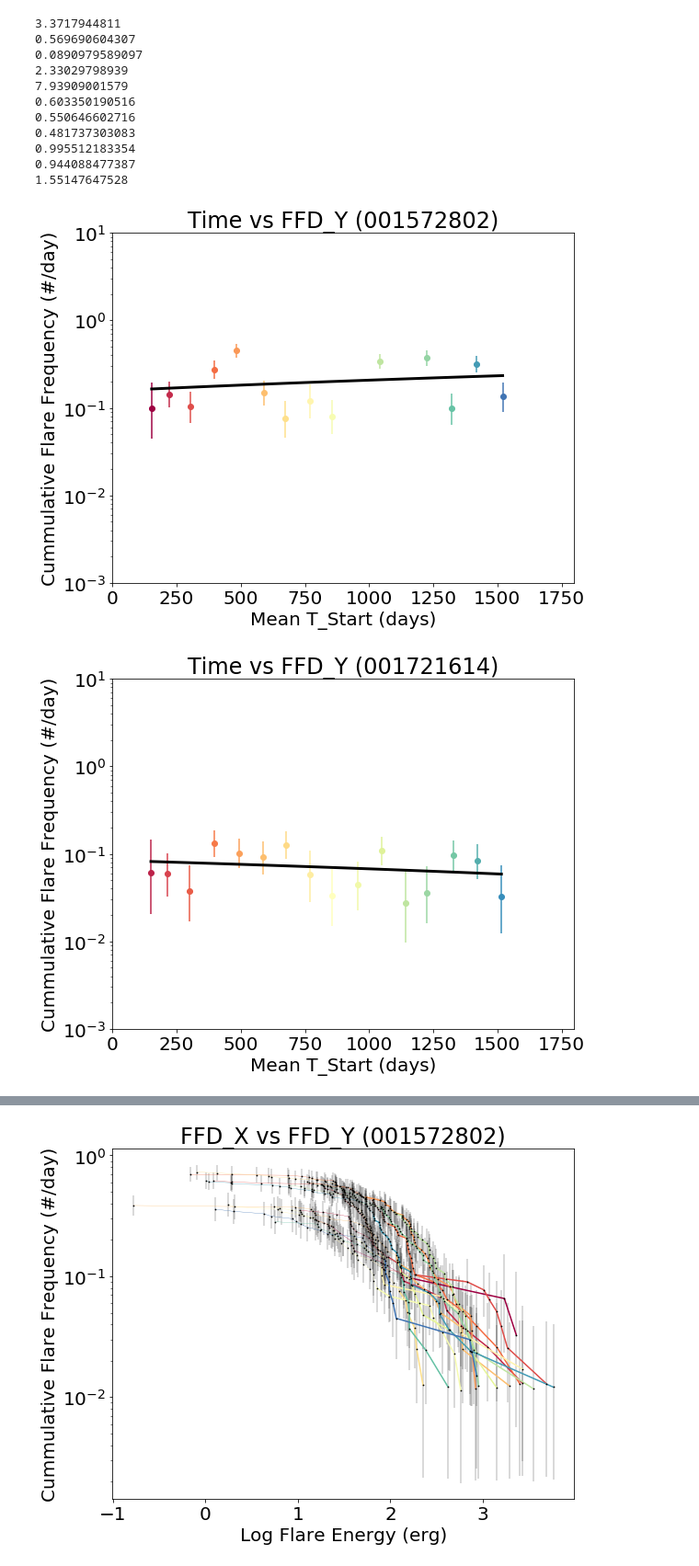
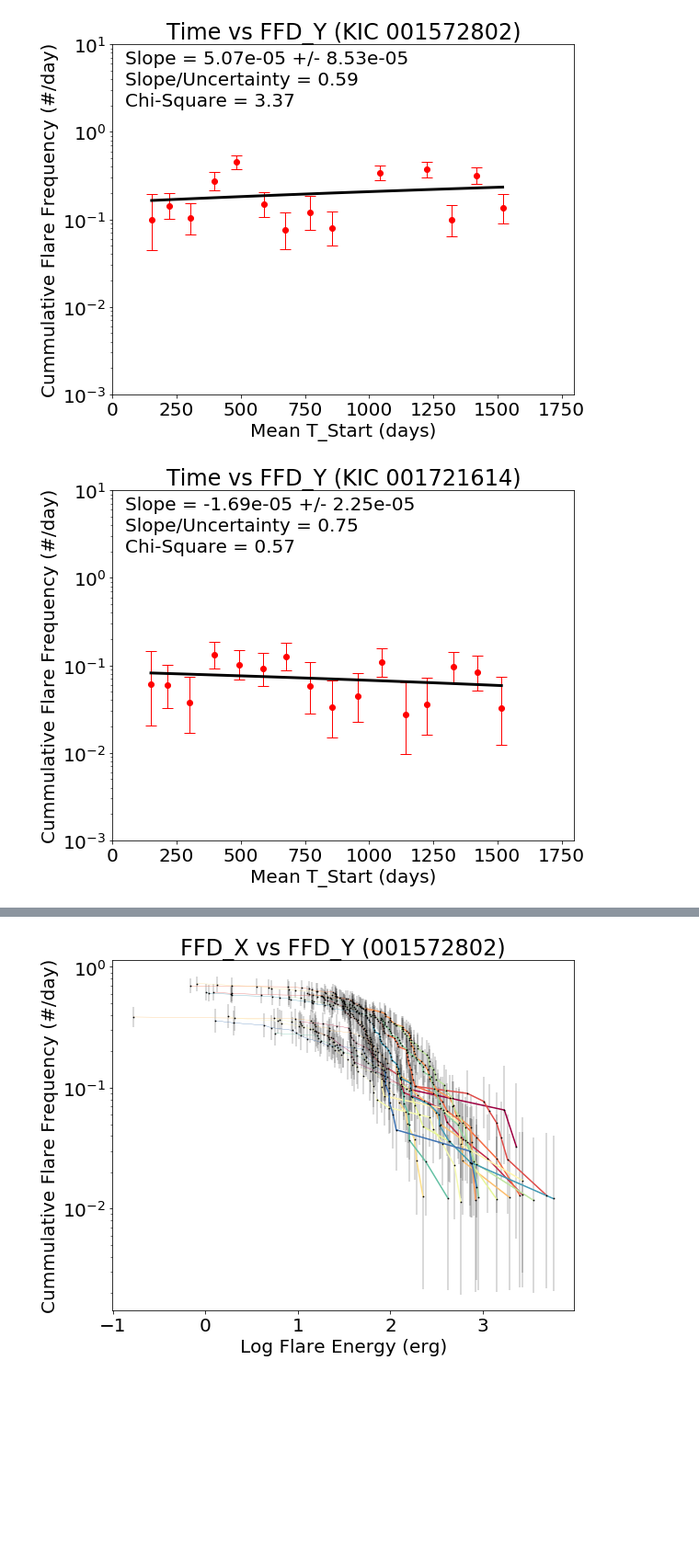
Before and after one commit to mscoggs/flare_cycles, a Jupyter notebook: flaregraphs.ipynb, the cells around one changed output, grey strips where cells are left out. Shown at 92% size. Saved outputs shown, nothing was run; the diff lists cells and outputs as text; code cells hidden in the pictures; blank space fills up the shorter version.

Commit message:
added text, fixed chi-sq

```diff
--- a/flaregraphs.ipynb
+++ b/flaregraphs.ipynb
@@ -46,8 +37,9 @@ for line in targets: #going through each KIC
     KIC = line.rstrip('\n') #stripping the return off each line
     files = glob('KICS/'+KIC+"/*.flare") #Glob all of the files in the directory - get all flares for a star
 
+
     plt.figure(figsize=(9,7))
-    plt.title("Time vs FFD_Y ("+KIC+')')
+    plt.title("Time vs FFD_Y (KIC "+KIC+')')
     plt.ylabel("Cummulative Flare Frequency (#/day)")
     plt.xlabel("Mean T_Start (days)")
     plt.yscale('log')
@@ -84,55 +76,49 @@ for line in targets: #going through each KIC
                 ffd_yForMeanstart = np.interp(logEnergyConstant, ffd_xEnergy[ok68][::-1], ffd_yFrequency[ok68][::-1])#interpolating the ffd_y
 
                 time.append(meanstart) #making lists so we can fit a line later
                 frequency.append(ffd_yForMeanstart)
 
 
                 toteFlare = ffd_yForMeanstart * toteDur #calculating error bars: multiplying the frequency by total duration to get total flare #
 
                 err_dn = (np.abs(toteFlare * (1.-1./(9. * toteFlare)-1./(3.*np.sqrt(toteFlare)))**3.-toteFlare))/toteDur
                 err_up = (np.sqrt(toteFlare + 0.75) + 1.0)/toteDur
 
-                plt.errorbar(meanstart, ffd_yForMeanstart, yerr = [[err_dn], [err_up]], fmt='o', c = cmap(x/float(len(files))),markersize=6)#plotting error
+                plt.errorbar(meanstart, ffd_yForMeanstart, yerr = [[err_dn], [err_up]], fmt='ro',markersize=6, elinewidth=1,capsize=6)#plotting error
 
-
-
-                #USE BIGGER OF TWO ERRRORS
-                #err_list.append(err_dn + err_up)
                 err_list.append(err_up)
 
 
 
 
+    params, cov = np.polyfit(time, frequency, 1, cov=True, full =False)
+    slope, intercept = params
 
-
-
-    params, cov = np.polyfit(time, frequency, 1, cov=True)
-    slope, intercept = params
 
     line_y = [slope * i + intercept for i in time]
     plt.plot(time, line_y, 'black',  lw=3,) #plotting a best fit line
 
+    #frequency = [x*toteDur for x in frequency]
+    #line_y = [x*toteDur for x in line_y]
+    #err_list = [x*toteDur for x in err_list]
+
 
 
     for y in range(len(frequency)):
+        chisqSum += ((frequency[y] - line_y[y]) / err_list[y])**2.0
+    chisq = chisqSum / np.size(frequency)
 
-        chisqSum += ((frequency[y] - line_y[y]) / err_list[y])**2.0
+    plt.text(50, 6,'Slope = {:0.2e} +/- {:0.2e}'.format(slope,np.sqrt(cov[0][0])))
+    plt.text(50, 3.5,'Slope/Uncertainty = {:0.2f}'.format(np.abs(slope/np.sqrt(cov[0][0]))))
+    plt.text(50, 2,'Chi-Square = {:0.2f}'.format(chisq))
+    #{:0.2f}ºC.\n".format(answer)
 
-    chisq = chisqSum / np.size(frequency)
-    print(chisq)
+   # print("Chi-square error :", chisq)
+   # print('Slope = ', slope, "+/-", np.sqrt(cov[0][0]))
+   # print('uncertainty/slope =', np.sqrt(cov[0][0])/slope)
+    print()
 
     #plt.savefig('time-vs-ffd_y-plot/'+KIC+'_vs_time.png')
 # %% [output]
-3.3717944811
-0.569690604307
-0.0890979589097
-2.33029798939
-7.93909001579
-0.603350190516
-0.550646602716
-0.481737303083
-0.995512183354
-0.944088477387
-1.55147647528
-[figure, old version]
+[figure, new version]
-[figure, old version]
+[figure, new version]
```
Also changed, not shown: parts of 2 cells of this notebook.
